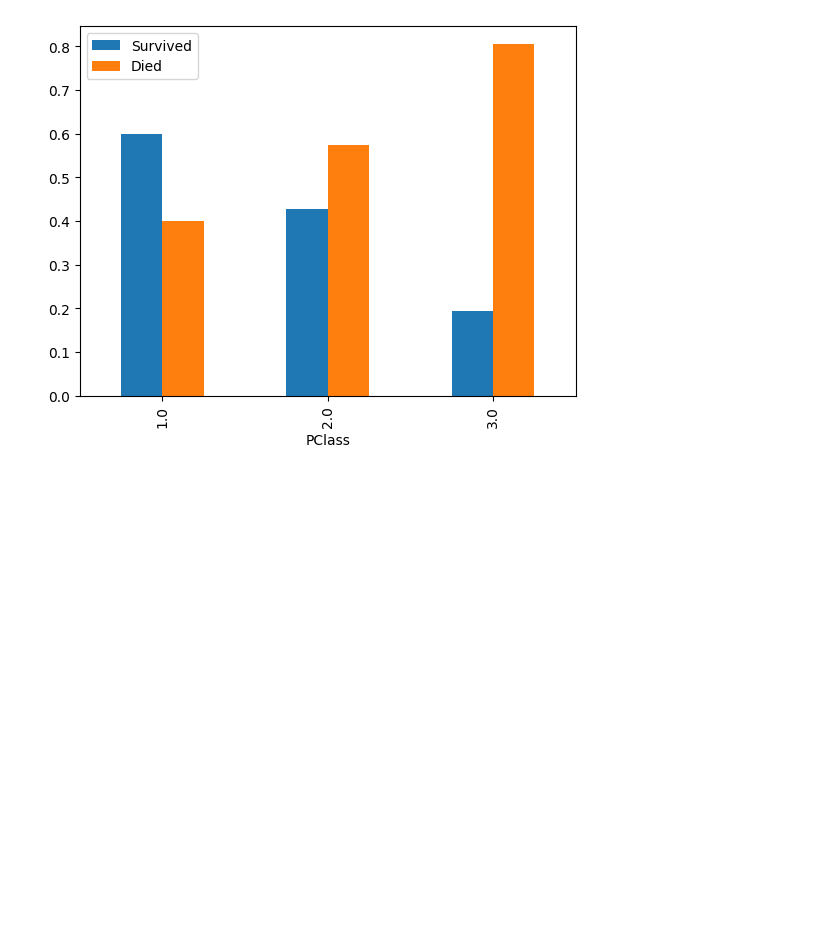
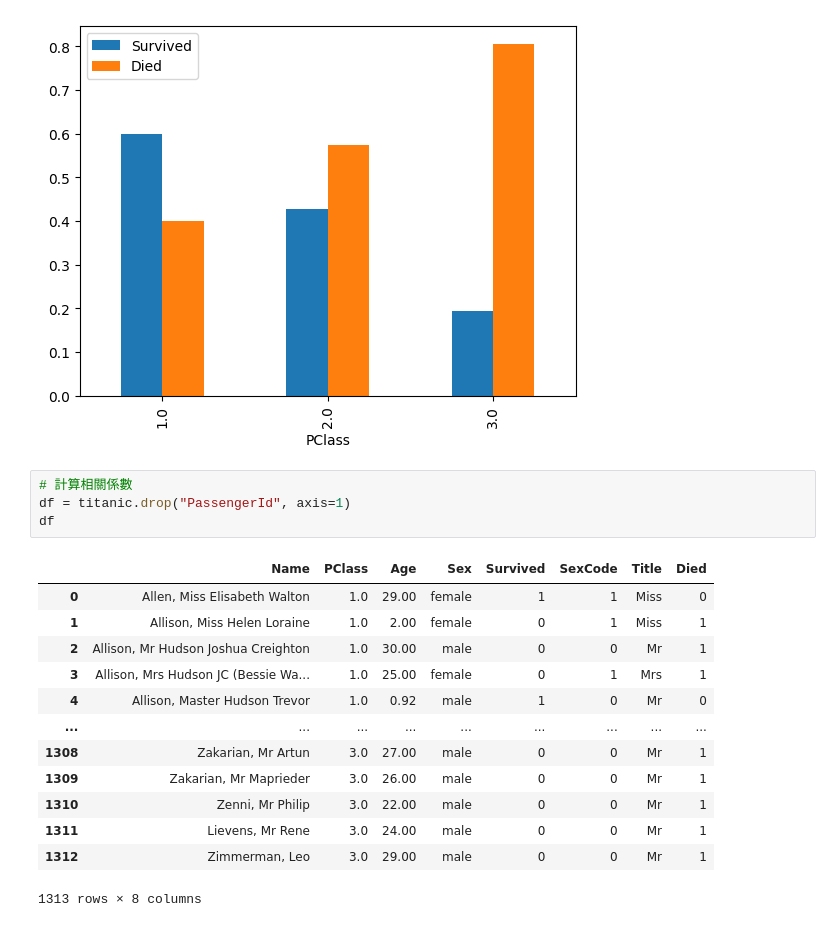
Before and after one commit to wenk015/pychang-ai.github.io, a Jupyter notebook: 112-1_big_data_analysis/W10/Ch13/ch13-5c.ipynb, the cells around one changed output. Saved outputs shown, nothing was run; the diff lists cells and outputs as text; blank space fills up the shorter version.

```diff
--- a/112-1_big_data_analysis/W10/Ch13/ch13-5c.ipynb
+++ b/112-1_big_data_analysis/W10/Ch13/ch13-5c.ipynb
@@ -106,3 +115,21 @@ df.plot(kind="bar")
 <Axes: xlabel='PClass'>
 [figure]
 [figure]
+# %%
+# 計算相關係數
+df = titanic.drop("PassengerId", axis=1)
+df
+# %% [output]
+|  | Name | PClass | Age | Sex | Survived | SexCode | Title | Died |
+| 0 | Allen, Miss Elisabeth Walton | 1.0 | 29.00 | female | 1 | 1 | Miss | 0 |
+| 1 | Allison, Miss Helen Loraine | 1.0 | 2.00 | female | 0 | 1 | Miss | 1 |
+| 2 | Allison, Mr Hudson Joshua Creighton | 1.0 | 30.00 | male | 0 | 0 | Mr | 1 |
+| 3 | Allison, Mrs Hudson JC (Bessie Wa... | 1.0 | 25.00 | female | 0 | 1 | Mrs | 1 |
+| 4 | Allison, Master Hudson Trevor | 1.0 | 0.92 | male | 1 | 0 | Mr | 0 |
+| ... | ... | ... | ... | ... | ... | ... | ... | ... |
+| 1308 | Zakarian, Mr Artun | 3.0 | 27.00 | male | 0 | 0 | Mr | 1 |
+| 1309 | Zakarian, Mr Maprieder | 3.0 | 26.00 | male | 0 | 0 | Mr | 1 |
+| 1310 | Zenni, Mr Philip | 3.0 | 22.00 | male | 0 | 0 | Mr | 1 |
+| 1311 | Lievens, Mr Rene | 3.0 | 24.00 | male | 0 | 0 | Mr | 1 |
+| 1312 | Zimmerman, Leo | 3.0 | 29.00 | male | 0 | 0 | Mr | 1 |
+1313 rows × 8 columns
```
Also changed, not shown: parts of 6 cells of this notebook, 2 other files.
